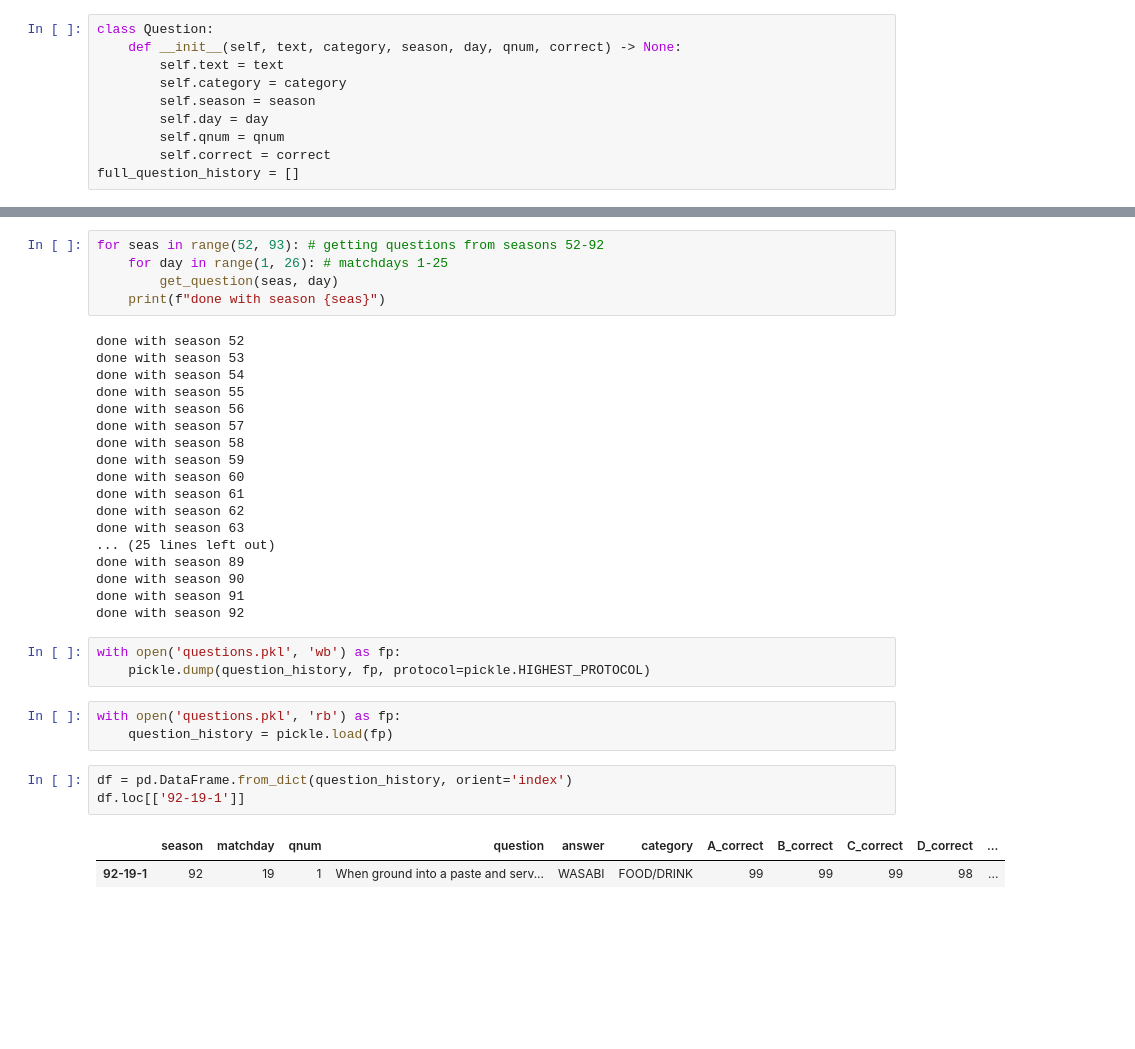
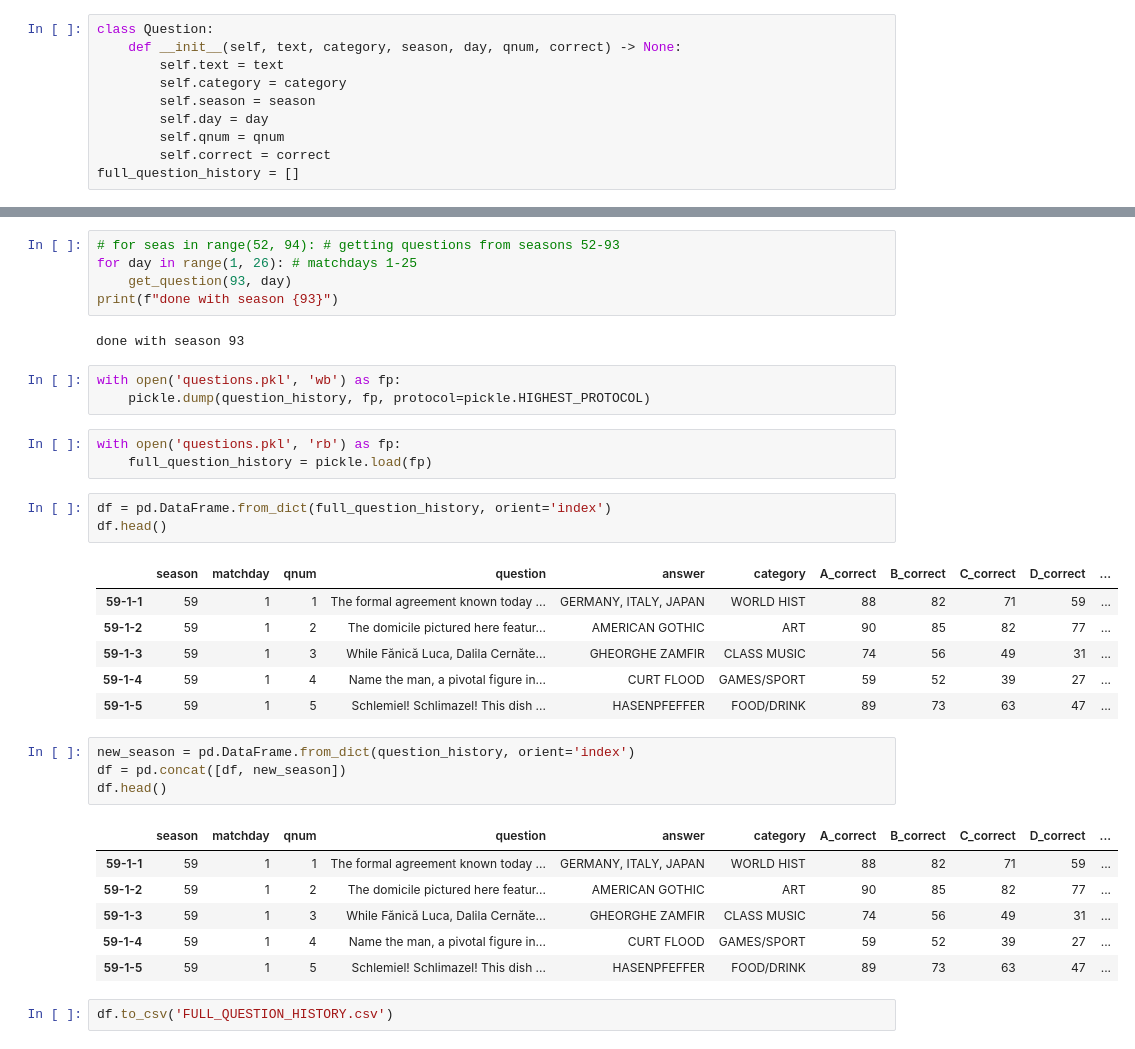
Before and after one commit to tylersmith-1234/LL-Savant, a Jupyter notebook: LL question retrieval.ipynb, the cells around one changed output, grey strips where cells are left out. Drawn from its saved outputs; the diff is of its cells as text; blank space fills up the shorter version.

Commit message:
code for getting all questions, all players' answers

```diff
--- a/LL question retrieval.ipynb
+++ b/LL question retrieval.ipynb
@@ -201,37 +180,38 @@ def get_question(season: int, md: int) -> dict:
 # d = {str(lvl.text): int(pct.text) for lvl, pct in level_stats}
 # q
 # %%
-for seas in range(52, 93): # getting questions from seasons 52-92
-    for day in range(1, 26): # matchdays 1-25
-        get_question(seas, day)
-    print(f"done with season {seas}")
+# for seas in range(52, 94): # getting questions from seasons 52-93
+for day in range(1, 26): # matchdays 1-25
+    get_question(93, day)
+print(f"done with season {93}")
 # %% [output]
-done with season 52
-done with season 53
-done with season 54
-done with season 55
-done with season 56
-done with season 57
-done with season 58
-done with season 59
-done with season 60
-done with season 61
-done with season 62
-done with season 63
-... (25 lines left out)
-done with season 89
-done with season 90
-done with season 91
-done with season 92
+done with season 93
 # %%
 with open('questions.pkl', 'wb') as fp:
     pickle.dump(question_history, fp, protocol=pickle.HIGHEST_PROTOCOL)
 # %%
 with open('questions.pkl', 'rb') as fp:
-    question_history = pickle.load(fp)
+    full_question_history = pickle.load(fp)
 # %%
-df = pd.DataFrame.from_dict(question_history, orient='index')
-df.loc[['92-19-1']]
+df = pd.DataFrame.from_dict(full_question_history, orient='index')
+df.head()
 # %% [output]
 |  | season | matchday | qnum | question | answer | category | A_correct | B_correct | C_correct | D_correct | ... |
-| 92-19-1 | 92 | 19 | 1 | When ground into a paste and serv... | WASABI | FOOD/DRINK | 99 | 99 | 99 | 98 | ... |
+| 59-1-1 | 59 | 1 | 1 | The formal agreement known today ... | GERMANY, ITALY, JAPAN | WORLD HIST | 88 | 82 | 71 | 59 | ... |
+| 59-1-2 | 59 | 1 | 2 | The domicile pictured here featur... | AMERICAN GOTHIC | ART | 90 | 85 | 82 | 77 | ... |
+| 59-1-3 | 59 | 1 | 3 | While Fănică Luca, Dalila Cernăte... | GHEORGHE ZAMFIR | CLASS MUSIC | 74 | 56 | 49 | 31 | ... |
+| 59-1-4 | 59 | 1 | 4 | Name the man, a pivotal figure in... | CURT FLOOD | GAMES/SPORT | 59 | 52 | 39 | 27 | ... |
+| 59-1-5 | 59 | 1 | 5 | Schlemiel! Schlimazel! This dish ... | HASENPFEFFER | FOOD/DRINK | 89 | 73 | 63 | 47 | ... |
+# %%
+new_season = pd.DataFrame.from_dict(question_history, orient='index')
+df = pd.concat([df, new_season])
+df.head()
+# %% [output]
+|  | season | matchday | qnum | question | answer | category | A_correct | B_correct | C_correct | D_correct | ... |
+| 59-1-1 | 59 | 1 | 1 | The formal agreement known today ... | GERMANY, ITALY, JAPAN | WORLD HIST | 88 | 82 | 71 | 59 | ... |
+| 59-1-2 | 59 | 1 | 2 | The domicile pictured here featur... | AMERICAN GOTHIC | ART | 90 | 85 | 82 | 77 | ... |
+| 59-1-3 | 59 | 1 | 3 | While Fănică Luca, Dalila Cernăte... | GHEORGHE ZAMFIR | CLASS MUSIC | 74 | 56 | 49 | 31 | ... |
+| 59-1-4 | 59 | 1 | 4 | Name the man, a pivotal figure in... | CURT FLOOD | GAMES/SPORT | 59 | 52 | 39 | 27 | ... |
+| 59-1-5 | 59 | 1 | 5 | Schlemiel! Schlimazel! This dish ... | HASENPFEFFER | FOOD/DRINK | 89 | 73 | 63 | 47 | ... |
+# %%
+df.to_csv('FULL_QUESTION_HISTORY.csv')
```
Also changed, not shown: parts of 4 cells of this notebook, 3 other files.
